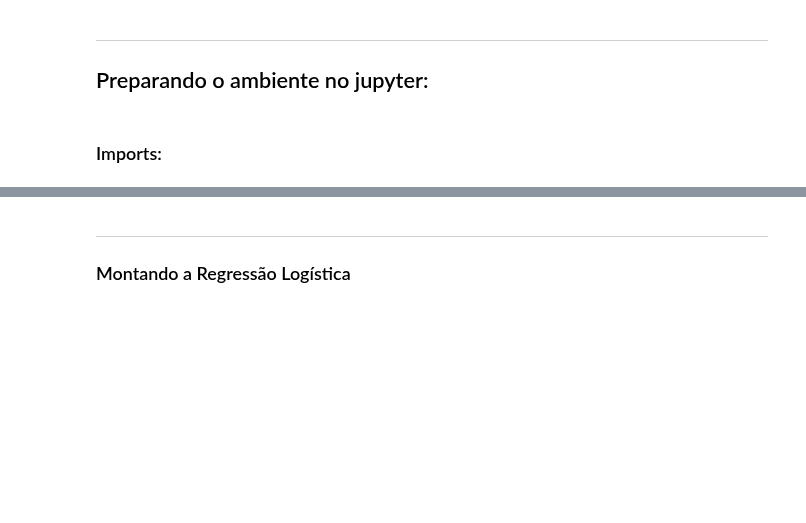
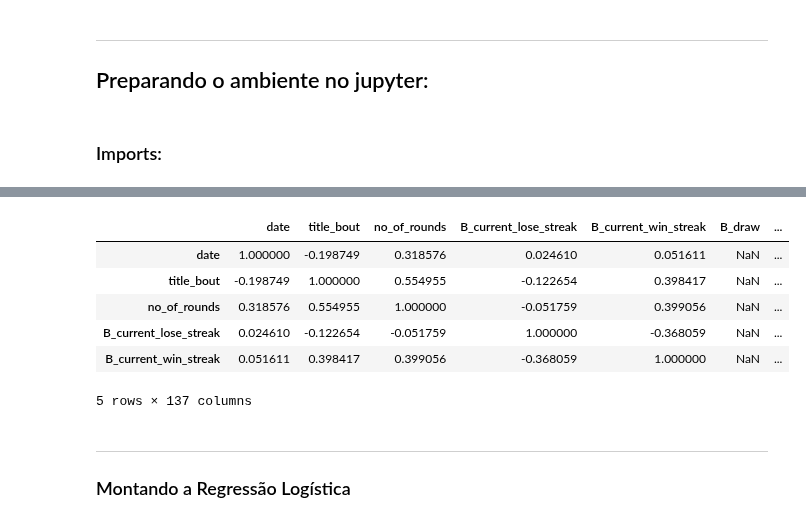
Before and after one commit to VergaraC/Dados_P3, a Jupyter notebook: Projeto3.ipynb, the cells around one changed output, grey strips where cells are left out. Saved outputs shown, nothing was run; the diff lists cells and outputs as text; code cells hidden in the pictures; blank space fills up the shorter version.

```diff
--- a/Projeto3.ipynb
+++ b/Projeto3.ipynb
@@ -68,3 +118,14 @@ NameError: name 'file_tre' is not defined
+# %%
+red_winners_correlation = data_heavy_red_winners.corr()
+red_winners_correlation.head()
+# %% [output]
+|  | date | title_bout | no_of_rounds | B_current_lose_streak | B_current_win_streak | B_draw | ... |
+| date | 1.000000 | -0.198749 | 0.318576 | 0.024610 | 0.051611 | NaN | ... |
+| title_bout | -0.198749 | 1.000000 | 0.554955 | -0.122654 | 0.398417 | NaN | ... |
+| no_of_rounds | 0.318576 | 0.554955 | 1.000000 | -0.051759 | 0.399056 | NaN | ... |
+| B_current_lose_streak | 0.024610 | -0.122654 | -0.051759 | 1.000000 | -0.368059 | NaN | ... |
+| B_current_win_streak | 0.051611 | 0.398417 | 0.399056 | -0.368059 | 1.000000 | NaN | ... |
+5 rows × 137 columns
 # %% [markdown]
 ___
 ### Montando a Regressão Logística
```
Also changed, not shown: parts of 15 cells of this notebook, 1 other file.
